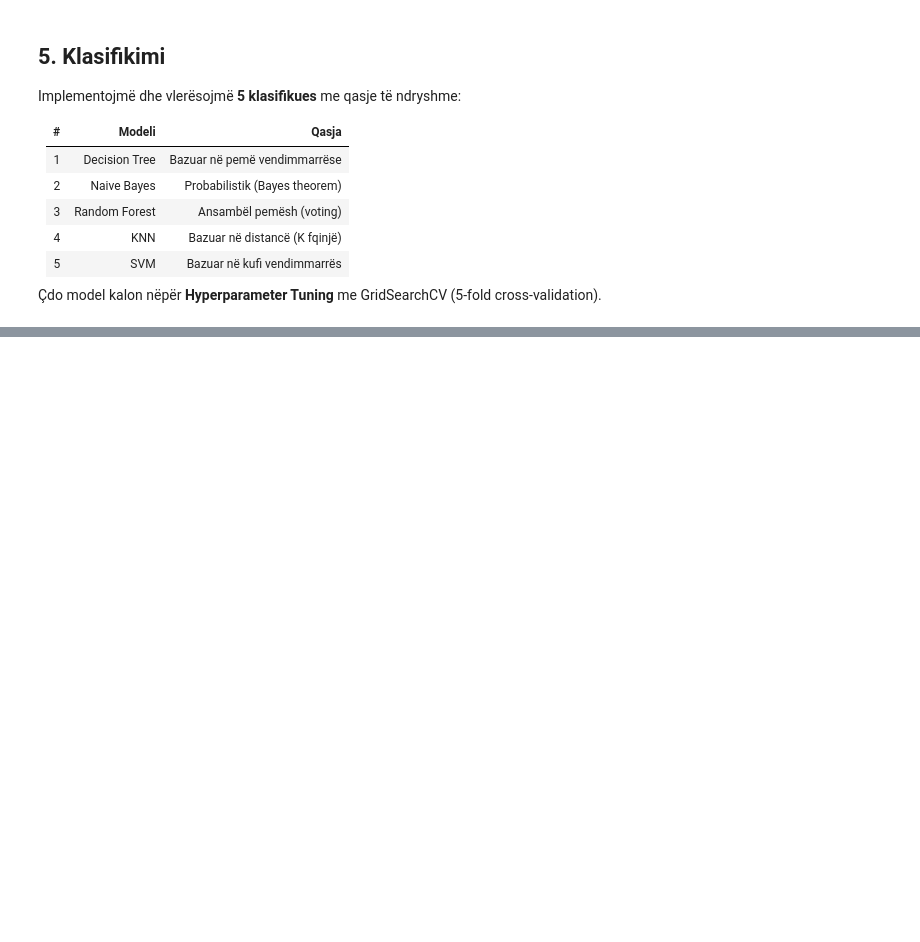
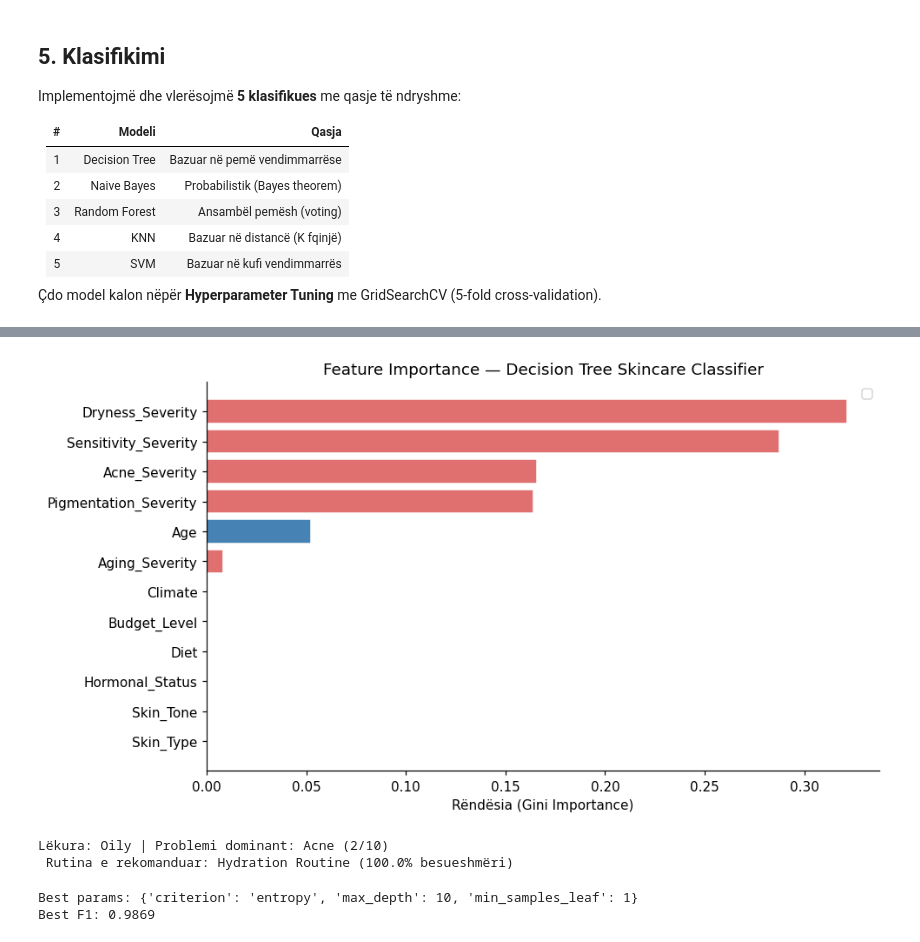
Before and after one commit to Sara587979/AI-Skincare-Personalization, a Jupyter notebook: skincare_ml.ipynb, the cells around one changed output, grey strips where cells are left out. Drawn from its saved outputs; the diff is of its cells as text; code cells hidden in the pictures; blank space fills up the shorter version.

```diff
--- a/skincare_ml.ipynb
+++ b/skincare_ml.ipynb
@@ -499,0 +618,39 @@ all_results = []
+# %%
+# Feature Importance
+importances = pd.Series(dt.feature_importances_, index=feature_cols_dt)
+importances = importances.sort_values(ascending=True)
+
+fig, ax = plt.subplots(figsize=(9, 5))
+colors_imp = ['#e07070' if 'Severity' in c else 'steelblue' for c in importances.index]
+bars = ax.barh(importances.index, importances.values, color=colors_imp, edgecolor='white')
+ax.set_title('Feature Importance — Decision Tree Skincare Classifier', fontsize=12)
+ax.set_xlabel('Rëndësia (Gini Importance)')
+ax.legend()
+plt.tight_layout()
+plt.show()
+# %% [output]
+[figure, added]
+# %%
+quiz = {'Age':22,'Skin_Type':'Oily','Skin_Tone':'Medium','Climate':'Humid','Diet':'Vegan',
+        'Hormonal_Status':'Teen','Budget_Level':'Low','Acne_Severity':2,
+        'Dryness_Severity':7,'Pigmentation_Severity':3,'Aging_Severity':1,'Sensitivity_Severity':4}
+
+row = [enc_dt[col].transform([quiz[col]])[0] if col in enc_dt else quiz[col] for col in feature_cols_dt]
+routine    = le_target_dt.inverse_transform(dt.predict([row]))[0]
+confidence = dt.predict_proba([row])[0].max() * 100
+
+print(f"Lëkura: {quiz['Skin_Type']} | Problemi dominant: Acne ({quiz['Acne_Severity']}/10)")
+print(f" Rutina e rekomanduar: {routine} ({confidence:.1f}% besueshmëri)")
+# %% [output]
+Lëkura: Oily | Problemi dominant: Acne (2/10)
+ Rutina e rekomanduar: Hydration Routine (100.0% besueshmëri)
+# %%
+# Hyperparameter Tuning — Decision Tree
+param_grid_dt = {'max_depth': [3, 5, 7, 10], 'min_samples_leaf': [1, 2, 5, 10], 'criterion': ['gini', 'entropy']}
+grid_dt = GridSearchCV(DecisionTreeClassifier(random_state=42), param_grid_dt, cv=5, scoring='f1_weighted', n_jobs=-1)
+grid_dt.fit(X_train_dt, y_train_dt)
+print(f"Best params: {grid_dt.best_params_}")
+print(f"Best F1: {grid_dt.best_score_:.4f}")
+# %% [output]
+Best params: {'criterion': 'entropy', 'max_depth': 10, 'min_samples_leaf': 1}
+Best F1: 0.9869
```
Also changed, not shown: parts of 7 cells of this notebook.
